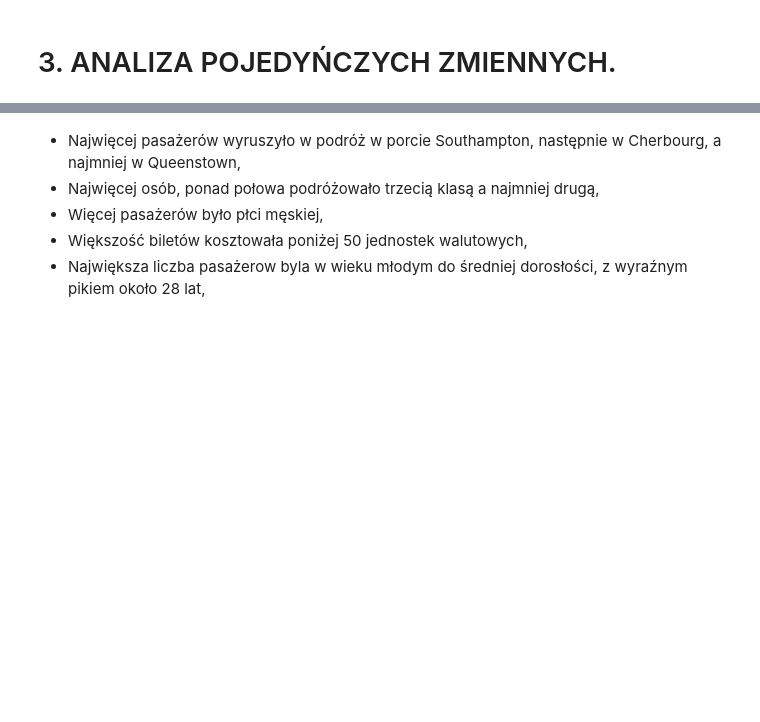
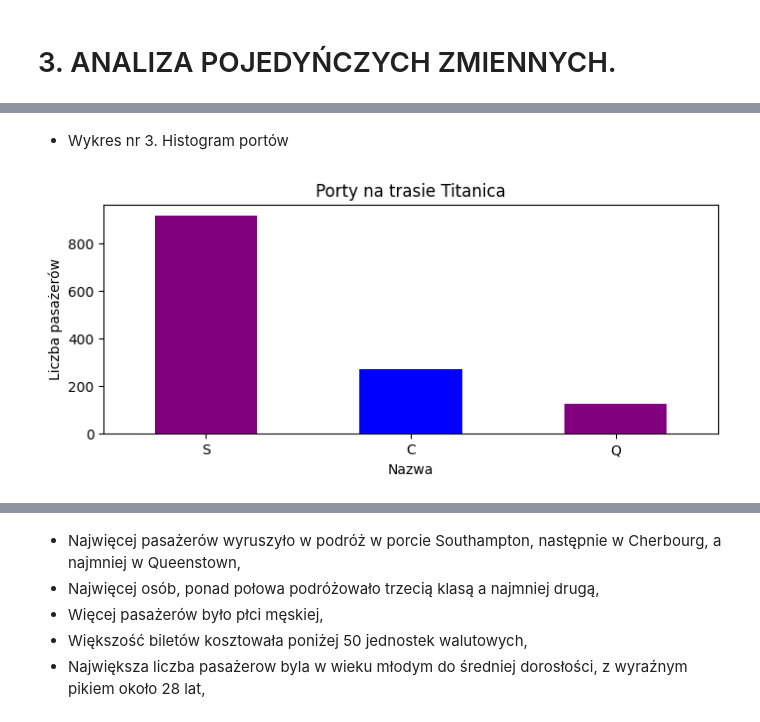
Before and after one commit to JarekD4/ds_ai_portfolio, a Jupyter notebook: docs/titanic/titanic.ipynb, the cells around one changed output, grey strips where cells are left out. Cells and saved outputs as stored; diff of their text form; code cells hidden in the pictures; blank space fills up the shorter version.

```diff
--- a/docs/titanic/titanic.ipynb
+++ b/docs/titanic/titanic.ipynb
@@ -302,0 +313,15 @@ Name: count, dtype: int64
+# %% [markdown]
+* Wykres nr 3. Histogram portów
+# %%
+port = df['embarked'].value_counts()
+
+plt.figure(figsize=(8, 3))  # ⬅️ rozmiar wykresu w calach
+# Narysuj wykres słupkowy
+port.plot(kind='bar', color=['purple', 'blue'])
+plt.title('Porty na trasie Titanica')
+plt.xlabel('Nazwa')
+plt.ylabel('Liczba pasażerów')
+plt.xticks(rotation=0)
+plt.show()
+# %% [output]
+[figure, added]
```
Also changed, not shown: parts of 57 cells of this notebook, 4 other files.
